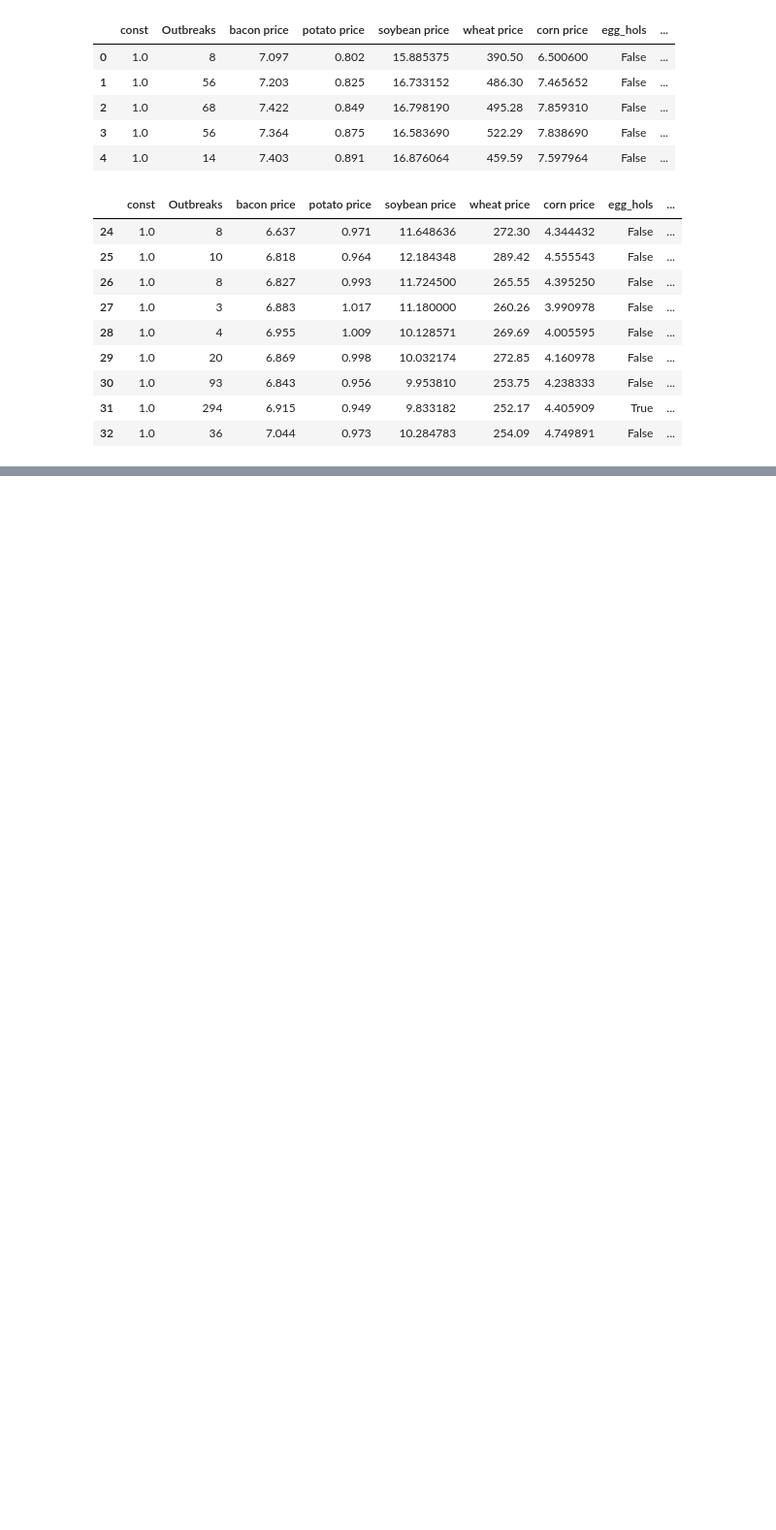
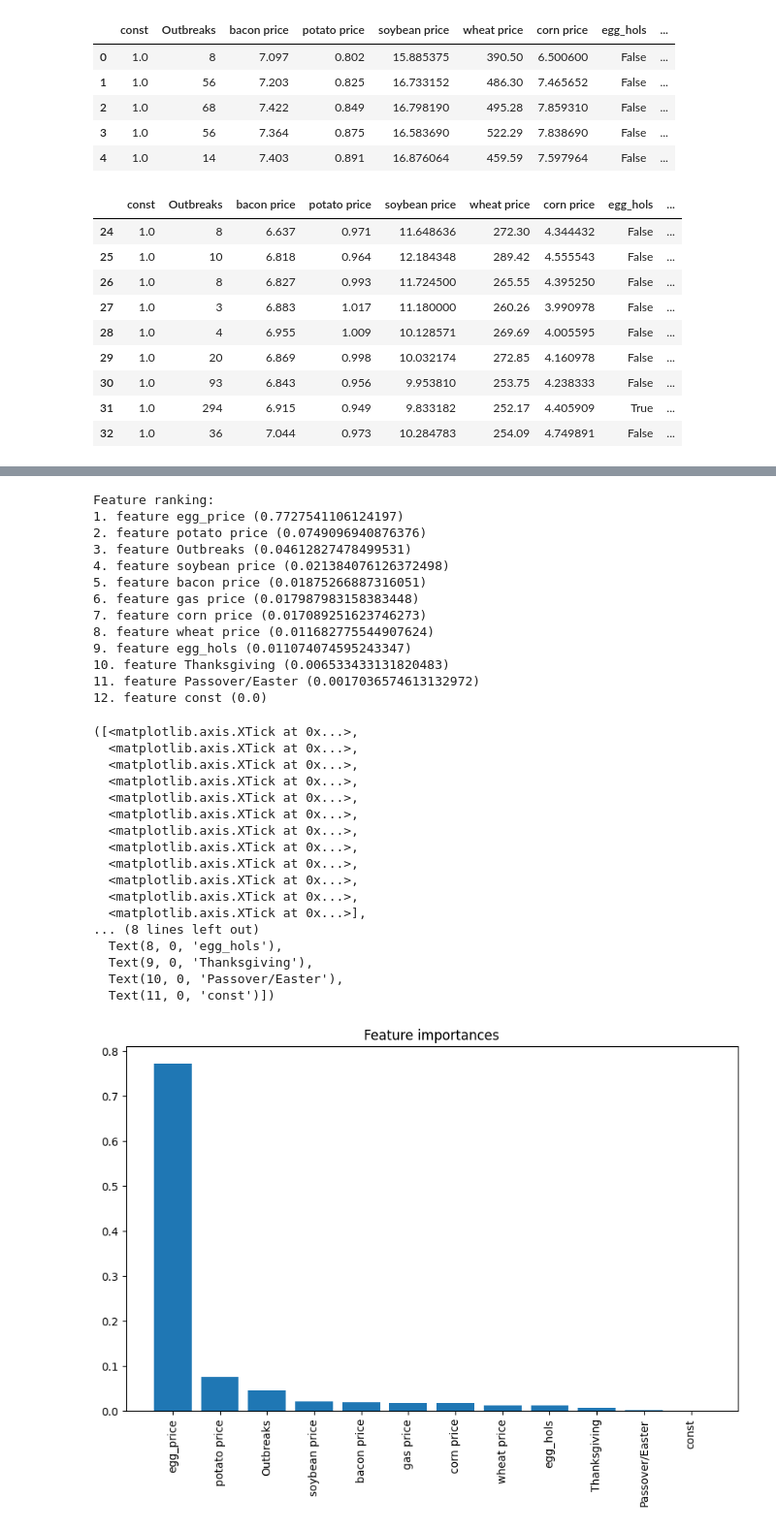
Before and after one commit to xeniachen-01/142a-eggs, a Jupyter notebook: backtesting.ipynb, the cells around one changed output, grey strips where cells are left out. Shown at 97% size. Drawn from its saved outputs; the diff is of its cells as text; code cells hidden in the pictures; blank space fills up the shorter version.

```diff
--- a/backtesting.ipynb
+++ b/backtesting.ipynb
@@ -90,0 +123,46 @@ R-squared: 0.7782321765827878
+# %%
+# Feature Importance
+importances = rf.feature_importances_
+feature_names = X_train.columns
+indices = np.argsort(importances)[::-1]
+# Print the feature ranking
+print("Feature ranking:")
+for f in range(X_train.shape[1]):
+    print(f"{f + 1}. feature {feature_names[indices[f]]} ({importances[indices[f]]})")
+# Plot the feature importances
+plt.figure(figsize=(10, 6))
+plt.title("Feature importances")
+plt.bar(range(X_train.shape[1]), importances[indices], align="center")
+plt.xticks(range(X_train.shape[1]), feature_names[indices], rotation=90)
+# %% [output]
+Feature ranking:
+1. feature egg_price (0.7727541106124197)
+2. feature potato price (0.0749096940876376)
+3. feature Outbreaks (0.04612827478499531)
+4. feature soybean price (0.021384076126372498)
+5. feature bacon price (0.01875266887316051)
+6. feature gas price (0.017987983158383448)
+7. feature corn price (0.017089251623746273)
+8. feature wheat price (0.011682775544907624)
+9. feature egg_hols (0.011074074595243347)
+10. feature Thanksgiving (0.006533433131820483)
+11. feature Passover/Easter (0.0017036574613132972)
+12. feature const (0.0)
+([<matplotlib.axis.XTick at 0x...>,
+  <matplotlib.axis.XTick at 0x...>,
+  <matplotlib.axis.XTick at 0x...>,
+  <matplotlib.axis.XTick at 0x...>,
+  <matplotlib.axis.XTick at 0x...>,
+  <matplotlib.axis.XTick at 0x...>,
+  <matplotlib.axis.XTick at 0x...>,
+  <matplotlib.axis.XTick at 0x...>,
+  <matplotlib.axis.XTick at 0x...>,
+  <matplotlib.axis.XTick at 0x...>,
+  <matplotlib.axis.XTick at 0x...>,
+  <matplotlib.axis.XTick at 0x...>],
+... (8 lines left out)
+  Text(8, 0, 'egg_hols'),
+  Text(9, 0, 'Thanksgiving'),
+  Text(10, 0, 'Passover/Easter'),
+  Text(11, 0, 'const')])
+[figure, added]
```
Also changed, not shown: parts of 7 cells of this notebook, 1 other file.
